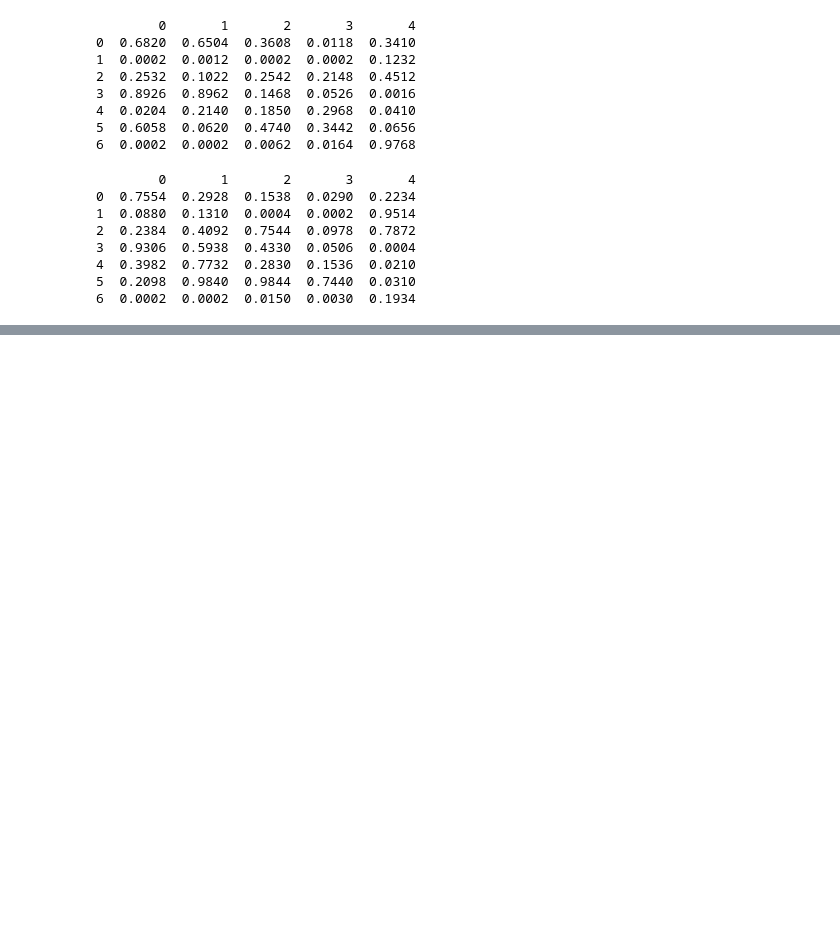
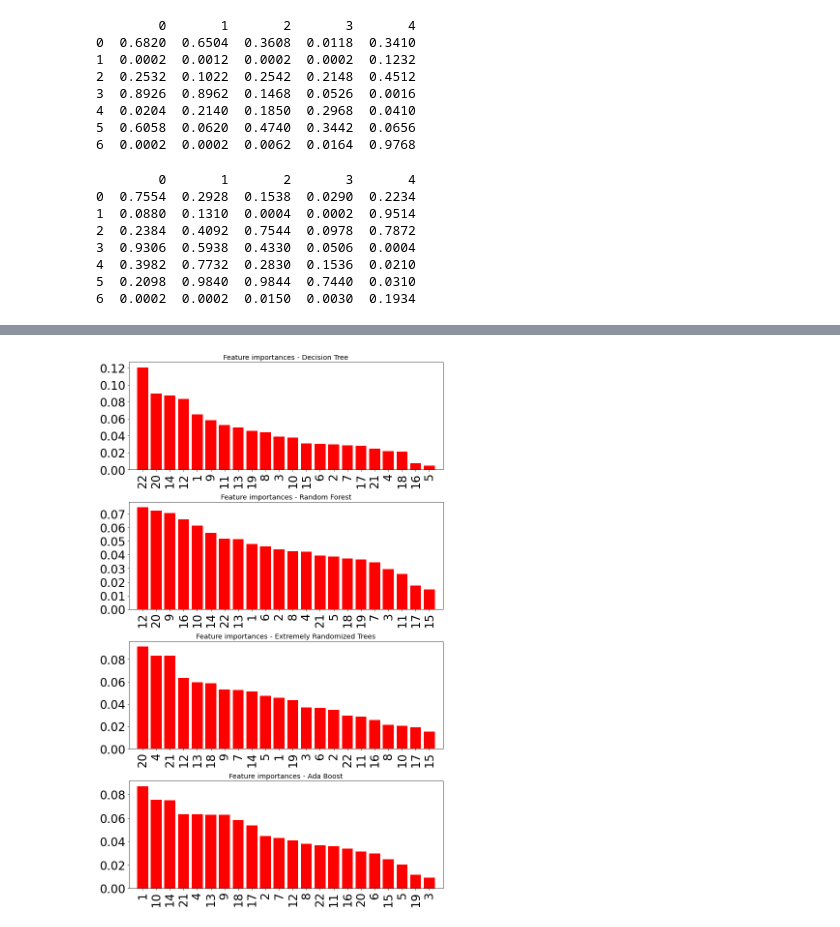
Before and after one commit to eriesp/FDAxEEG, a Jupyter notebook: Dataset/Features_Jacopo.ipynb, the cells around one changed output, grey strips where cells are left out. Cells and saved outputs as stored; diff of their text form; code cells hidden in the pictures; blank space fills up the shorter version.

```diff
--- a/Dataset/Features_Jacopo.ipynb
+++ b/Dataset/Features_Jacopo.ipynb
@@ -584,7 +640,7 @@ dati_train,dati_test,etich_train,etich_test  = train_test_split(dati.values,etic
 
 etich_train=np.ravel(etich_train)
 
-clf = LogisticRegression(penalty='l2')
+clf = LogisticRegression(penalty='l2', max_iter=10000000000000000)
 clf.fit(dati_train,etich_train)
 etich_pred_train = clf.predict(dati_train)
 etich_pred_test = clf.predict(dati_test)
@@ -607,0 +727,3 @@ array([[ 27,  80],
+# %%
+X=dati
+y=etichette
@@ -607,0 +906,40 @@ array([[ 27,  80],
+# %%
+plot_idx = 1
+
+plt.subplots(len(feature_importance_model),1,figsize=(10,4*len(feature_importance_model)))
+font = {'family' : 'sans', 'size'   : 12}
+plt.rc('font', **font)
+
+
+for model_name in feature_importance_model:
+    model = feature_importance_model[model_name][0]
+
+    # importance of features
+    importances = model.feature_importances_
+
+    # indeces of the variables
+    indices = np.argsort(importances)[::-1]
+
+    plt.subplot(len(feature_importance_model),1,plot_idx)
+
+    #
+    plt.title("Feature importances - "+model_name)
+    plt.xticks(range(X.shape[1]),X.columns[indices],rotation='vertical')
+
+
+    plt.xlim([-1, X.shape[1]])
+
+#     if hasattr(model, 'estimators_'):
+#         std = np.std([tree.feature_importances_ for tree in model.estimators_], axis=0)
+#         plt.bar(range(X.shape[1]), importances[indices], color="r", yerr=std[indices], align="center")# plt.xticks(range(X.shape[1]), indices)
+#     else:
+    plt.bar(range(X.shape[1]), importances[indices], color="r")
+
+
+    plot_idx = plot_idx + 1
+
+plt.tight_layout(pad=0.4, w_pad=0.5, h_pad=1.0)
+
+plt.show()
+# %% [output]
+[figure, added]
```
Also changed, not shown: parts of 31 cells of this notebook, 2 other files.
